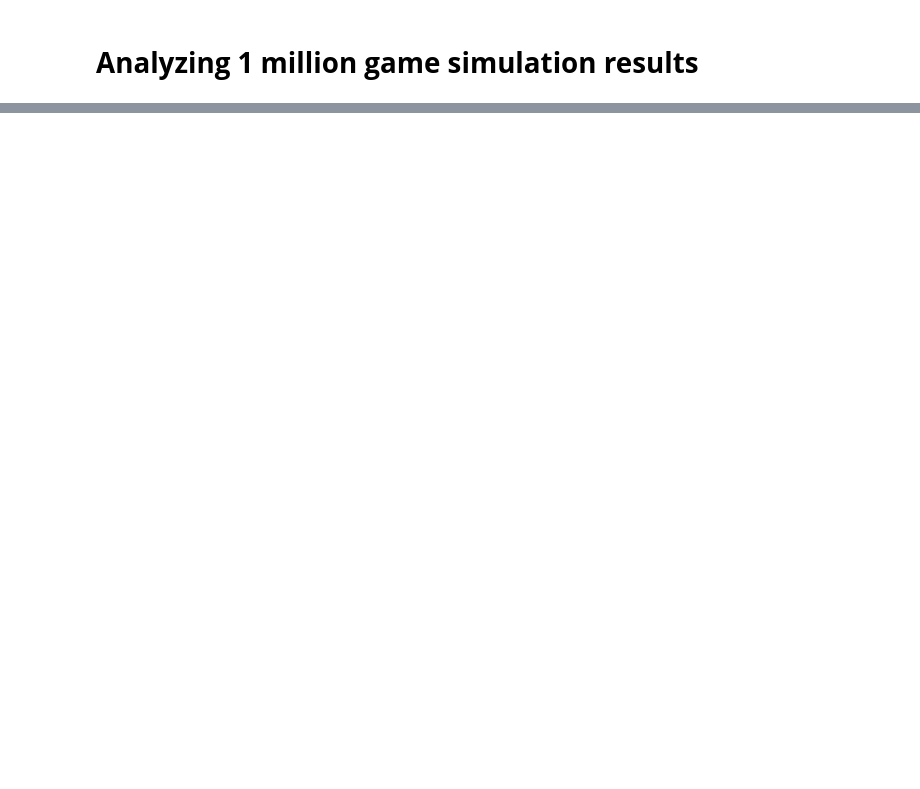
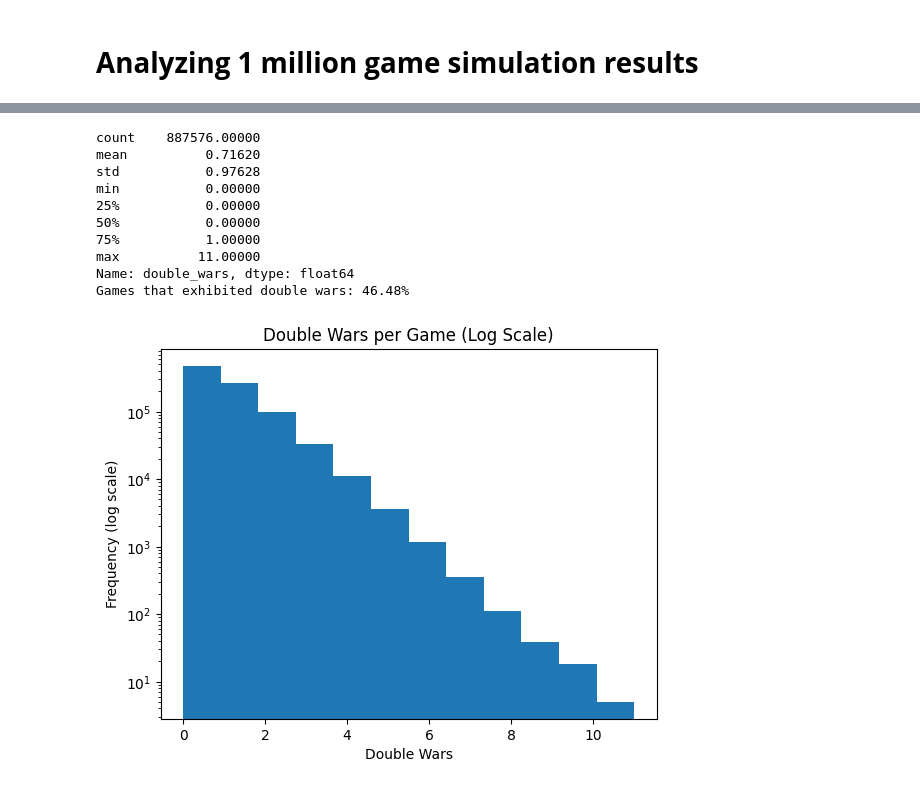
Before and after one commit to bryankeating10/War-Card-Game-Statistics, a Jupyter notebook: Results/million_game_analysis.ipynb, the cells around one changed output, grey strips where cells are left out. Saved outputs shown, nothing was run; the diff lists cells and outputs as text; code cells hidden in the pictures; blank space fills up the shorter version.

Commit message:
Double wars touch up

```diff
--- a/Results/million_game_analysis.ipynb
+++ b/Results/million_game_analysis.ipynb
@@ -63,0 +72,23 @@ display(low_round)
+# %%
+# Distribution of DOUBLE WARS per game
+print(exclude_inf['double_wars'].describe())
+include_doub_wars = (exclude_inf['double_wars'] > 0).mean()
+print(f'Games that exhibited double wars: {include_doub_wars*100:.2f}%')
+import matplotlib.pyplot as plt
+plt.hist(exclude_inf['double_wars'], bins=12, log=True)
+plt.title('Double Wars per Game (Log Scale)')
+plt.xlabel('Double Wars')
+plt.ylabel('Frequency (log scale)')
+plt.show()
+# %% [output]
+count    887576.00000
+mean          0.71620
+std           0.97628
+min           0.00000
+25%           0.00000
+50%           0.00000
+75%           1.00000
+max          11.00000
+Name: double_wars, dtype: float64
+Games that exhibited double wars: 46.48%
+[figure, added]
```
Also changed, not shown: parts of 4 cells of this notebook, 1 other file.
